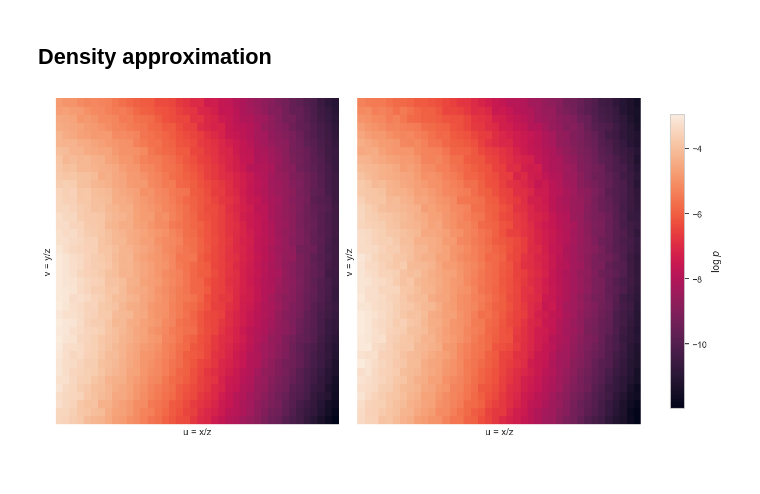
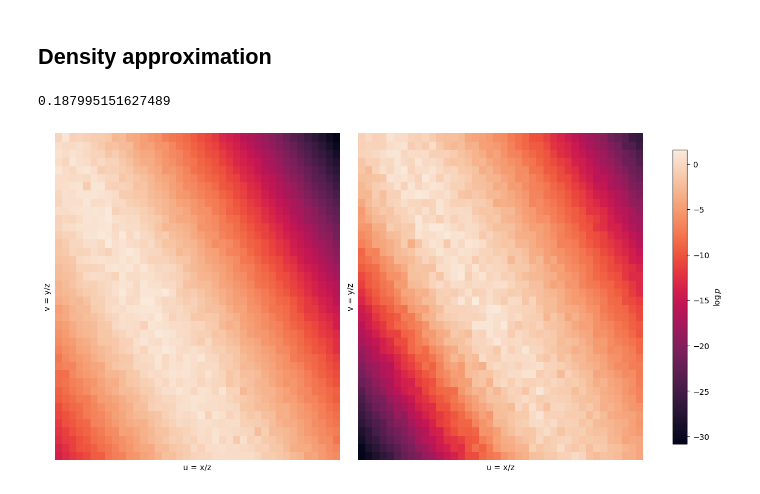
Before and after one commit to tuomorphism/diffusion-on-the-edge, a Jupyter notebook: blog/02-maximal_learning.ipynb, the cells around one changed output. Cells and saved outputs as stored; diff of their text form; code cells hidden in the pictures.

```diff
--- a/blog/02-maximal_learning.ipynb
+++ b/blog/02-maximal_learning.ipynb
@@ -335,7 +224,0 @@ def print_triangle_summary(res):
-# %%
-# Suppose samples is your (N,3) NumPy array
-res = triangle_validity_numpy(samples_arr, eps = 1E-3)
-print_triangle_summary(res)
-
-valid_samples = samples[res["valid_mask"]]
-invalid_samples = samples[res["invalid_mask"]]
@@ -450,10 +331,5 @@ from diffusion_on_the_edge.tuning_tracker import TuningTracker
 # %%
-teacher_tuning, student_tuning = build_teacher_student(pretrained_score_model=score_model, hidden_size=64)
-tracker = TuningTracker(
-    log_name="triangle_tuning",
-    use_tensorboard=True,
-    write_csv=False
-)
+teacher_tuning, student_tuning = build_teacher_student(pretrained_score_model=score_model, d = 4, hidden_size=64)
 # %%
 INNER_EPOCHS = 10
 OUTER_EPOCHS = 5
@@ -653,14 +483,16 @@ from diffusion_on_the_edge.stochastics.sde_torch import pf_logp_from_x0
 # %%
-density_prior_variance = (sigma_coeff ** 2) / (2 * lambda_coeff) * (1 - np.exp(-2 * lambda_coeff * 1.0)) # T = 1.0
+density_prior_variance = float((ou_params.sigma ** 2) / (2 * ou_params.theta) * (1 - np.exp(-2 * ou_params.theta * grid.t1))) # T = 1.0
+density_prior_variance
+# %% [output]
+0.187995151627489
 # %%
 def make_uv_heatmap_with_pfode(
     score_model,
-    f_fn, g_fn,                    # your drift/diffusion f_fn(x,t), g_fn(t)
+    ou_process,
     prior_variance,                 # your OU prior at T
+    timegrid,
     u_range=(-1.0, 1.0), v_range=(-1.0, 1.0),
     res=40,
-    T=1.0,
-    N=1000,
     n_probe=2,
     c=1.0,
     mask_fn=None,                  # e.g., triangle inequality in (u,v)
@@ -672,11 +504,13 @@ def make_uv_heatmap_with_pfode(
 
     # Map (u,v) -> (x,y,z) with z=c
     xyz = np.stack([c*U.ravel(), c*V.ravel(), np.full(U.size, c)], axis=-1)
-    x0 = torch.tensor(xyz, dtype=torch.float32)
+    perimeter = np.sum(xyz, axis = 1, keepdims=True)
+    xyzp = np.hstack([xyz, perimeter])
+    x0 = torch.tensor(xyzp, dtype=torch.float)
 
     logp0 = pf_logp_from_x0(
-        x0, score_model, f_fn, g_fn, prior_variance,
-        T=T, N=N, n_probe=n_probe
+        x0, ou_process, score_model, prior_variance,
+        grid=timegrid, n_probe=n_probe
     ).detach().cpu().numpy().reshape(res, res)
 
     # Optional: apply mask in UV-space
@@ -686,39 +520,39 @@ def make_uv_heatmap_with_pfode(
 
     return logp0, us, vs
 # %%
-plotting_c = 0.1
-logp, _, _ = make_uv_heatmap_with_pfode(score_model, f_fn=f_fn_torch, g_fn=g_fn_torch, prior_variance=density_prior_variance, c = plotting_c)
-logp_student, _, _ = make_uv_heatmap_with_pfode(student_tuning, f_fn=f_fn_torch, g_fn=g_fn_torch, prior_variance=density_prior_variance, c = plotting_c)
+plotting_c = 0.2
+logp, _, _ = make_uv_heatmap_with_pfode(score_model, ou_process, density_prior_variance, timegrid=grid, c = plotting_c)
+logp_student, _, _ = make_uv_heatmap_with_pfode(student_tuning, ou_process, density_prior_variance, timegrid=grid, c = plotting_c)
 
 fig, ax = plt.subplots(1, 2, figsize=(12,6), constrained_layout=True)
 original_map = sns.heatmap(
     logp,
     ax=ax[0],
     cbar=False,
     mask=np.isnan(logp) if 'logp' in locals() else None,  # or mask=~mask
     xticklabels=False, yticklabels=False  # turn off if res is large
 )
 ax[0].set_xlabel("u = x/z")
 ax[0].set_ylabel("v = y/z")
 ax[0].invert_yaxis()
 
 student_map = sns.heatmap(
     logp_student,
     ax=ax[1],
     cbar=False,
     mask=np.isnan(logp) if 'logp' in locals() else None,
     xticklabels=False,
     yticklabels=False
 )
 ax[1].set_xlabel("u = x/z")
 ax[1].set_ylabel("v = y/z")
 ax[1].invert_yaxis()
 
 cbar = fig.colorbar(original_map.collections[0], ax=ax, location="right", shrink=0.9)
 cbar.set_label("$\\log p$")
 plt.show()
 # %% [output]
-[figure, old version]
+[figure, new version]
 # %%
 difference_map = logp_student - logp
 fig, ax = plt.subplots(figsize=(8, 6))
```
Also changed, not shown: parts of 46 cells of this notebook, 16 other files.
